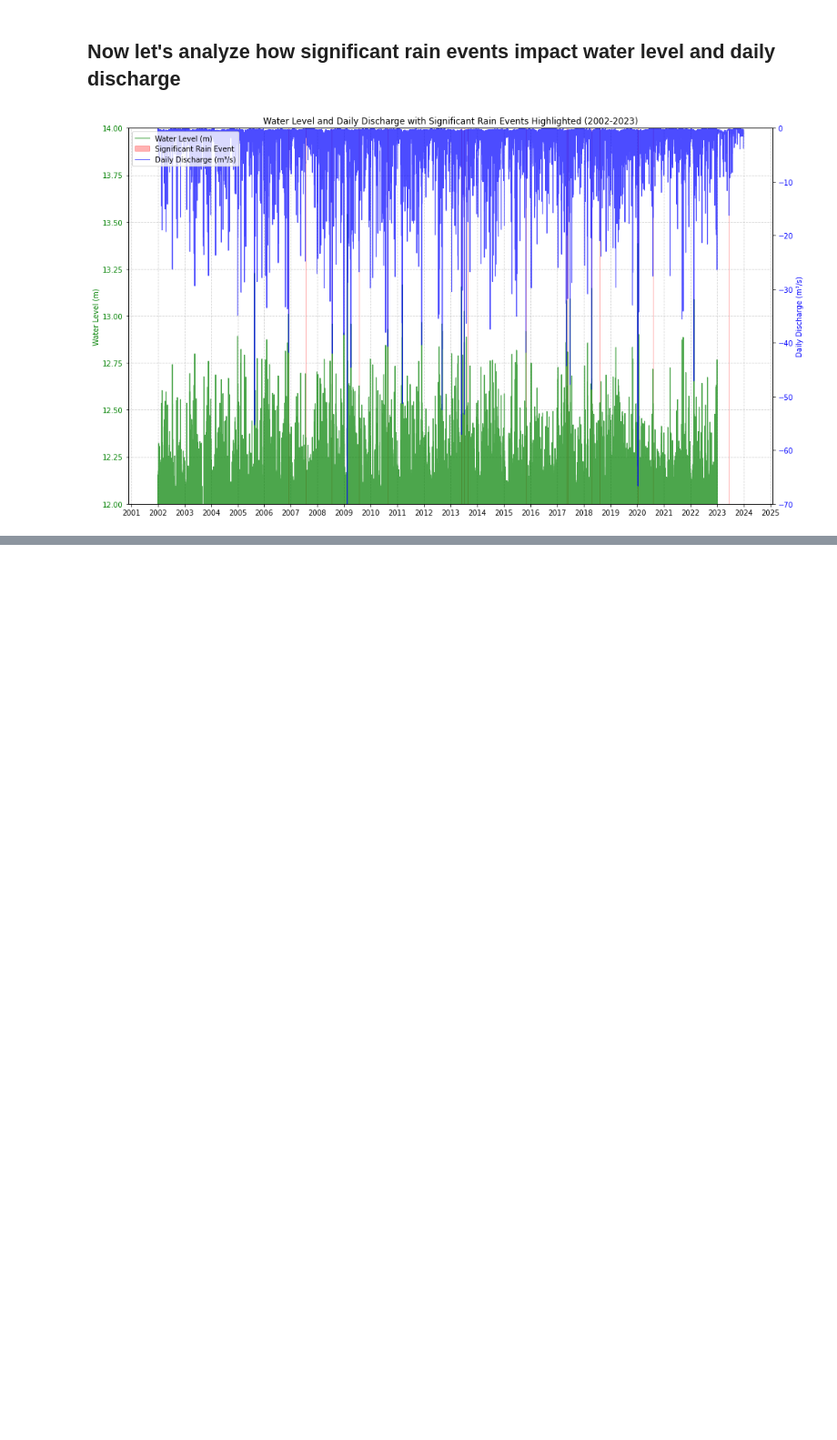
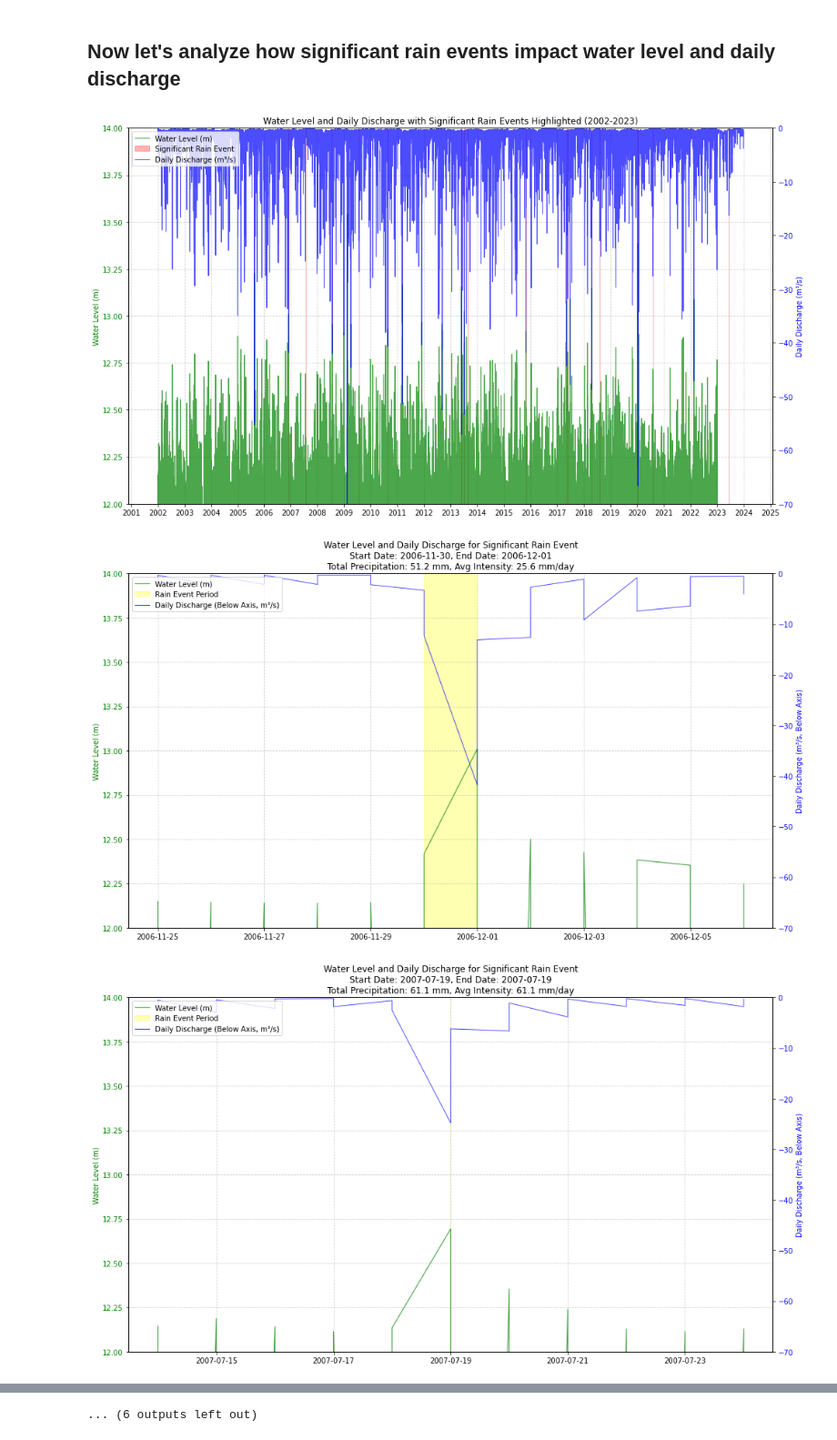
Before and after one commit to Lyimo-The-Destroyer/Papas-Piazzeria, a Jupyter notebook: Code Material/Flow data analysis.ipynb, the cells around one changed output, grey strips where cells are left out. Shown at 91% size. Cells and saved outputs as stored; diff of their text form; code cells hidden in the pictures; blank space fills up the shorter version.

```diff
--- a/Code Material/Flow data analysis.ipynb
+++ b/Code Material/Flow data analysis.ipynb
@@ -586,3 +586,75 @@ plt.tight_layout()
 plt.show()
 # %% [output]
 [figure]
+# %%
+import pandas as pd
+import matplotlib.pyplot as plt
+
+# Extend start and end dates by ±5 days
+significant_rain_events["extended_start_date"] = significant_rain_events["start_date"] - pd.Timedelta(days=5)
+significant_rain_events["extended_end_date"] = significant_rain_events["end_date"] + pd.Timedelta(days=5)
+
+# Loop through each significant rain event
+for index, row in significant_rain_events.iterrows():
+    extended_start = row["extended_start_date"]
+    extended_end = row["extended_end_date"]
+    event_start = row["start_date"]
+    event_end = row["end_date"]
+
+    # Filter flow data for the extended date range
+    event_data = flow_data_merged[
+        (flow_data_merged["Date"] >= extended_start) & (flow_data_merged["Date"] <= extended_end)
+    ]
+
+    # Create a new plot
+    fig, ax1 = plt.subplots(figsize=(14, 8))
+
+    # Plot Water Level (Above the X-Axis)
+    ax1.plot(
+        event_data["Date"],
+        event_data["water_level"],
+        label="Water Level (m)",
+        color="green",
+        alpha=0.7,
+        linewidth=1.2,
+    )
+    ax1.set_ylabel("Water Level (m)", color="green")
+    ax1.tick_params(axis="y", labelcolor="green")
+    ax1.set_ylim(12, 14)  # Limit Water Level range
+
+    # Add a secondary axis for Daily Discharge (Below the X-Axis)
+    ax2 = ax1.twinx()
+    ax2.plot(
+        event_data["Date"],
+        -event_data["daily_discharge"],  # Flip discharge values to go below X-axis
+        label="Daily Discharge (Below Axis, m³/s)",
+        color="blue",
+        alpha=0.7,
+        linewidth=1,
+    )
+    ax2.set_ylabel("Daily Discharge (m³/s, Below Axis)", color="blue")
+    ax2.tick_params(axis="y", labelcolor="blue")
+    ax2.set_ylim(-70, 0)  # Set discharge values below the x-axis
+
+    # Highlight the original rain event period
+    ax1.axvspan(event_start, event_end, color="yellow", alpha=0.3, label="Rain Event Period")
+
+    # Add title and legend
+    plt.title(
+        f"Water Level and Daily Discharge for Significant Rain Event\n"
+        f"Start Date: {row['start_date'].date()}, End Date: {row['end_date'].date()}\n"
+        f"Total Precipitation: {row['total_precipitation']} mm, Avg Intensity: {row['average_intensity']} mm/day"
+    )
+    ax1.grid(True, linestyle="--", alpha=0.6)
+
+    # Combine Legends
+    lines1, labels1 = ax1.get_legend_handles_labels()
+    lines2, labels2 = ax2.get_legend_handles_labels()
+    plt.legend(lines1 + lines2, labels1 + labels2, loc="upper left")
+
+    # Adjust layout and show plot
+    plt.tight_layout()
+    plt.show()
+# %% [output]
+[figure, added]
+[figure, added]
@@ -588,0 +671 @@ plt.show()
+... (6 outputs left out)
```
Also changed, not shown: parts of 1 cell of this notebook.
